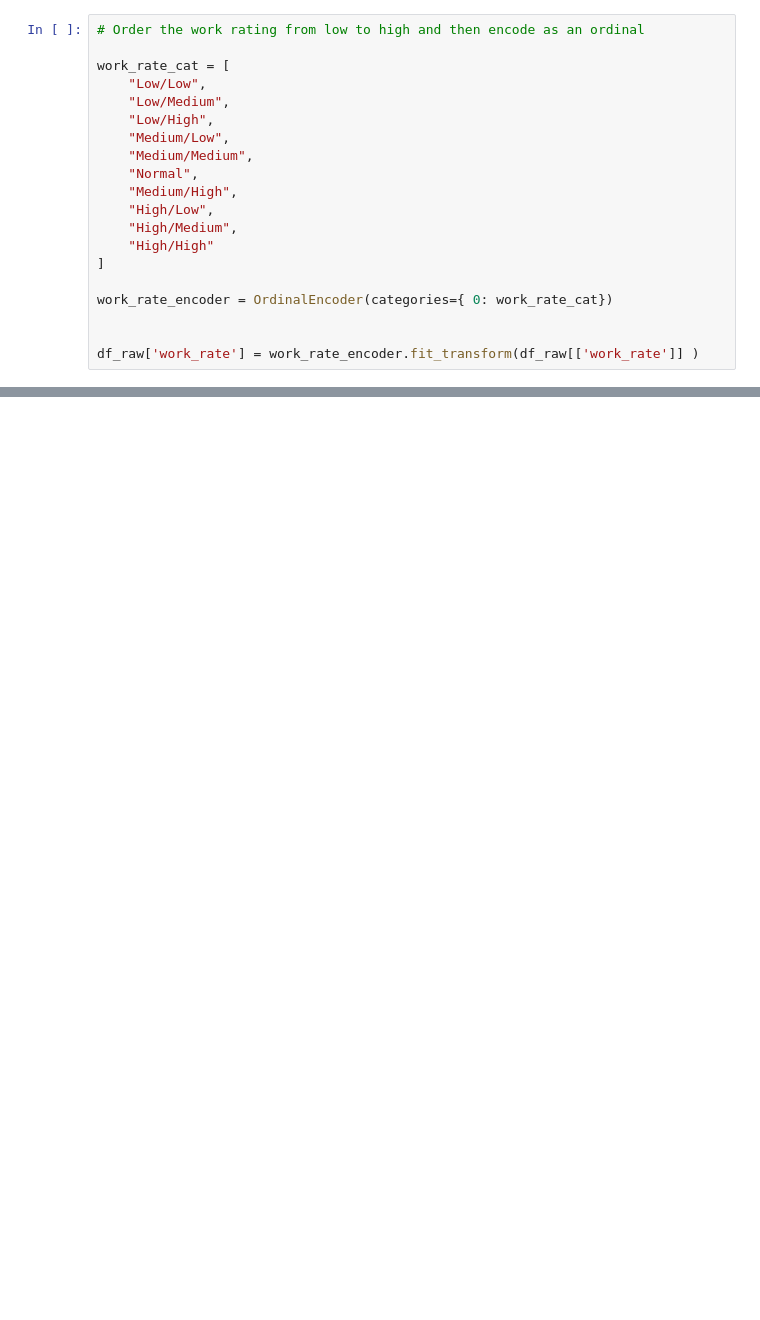
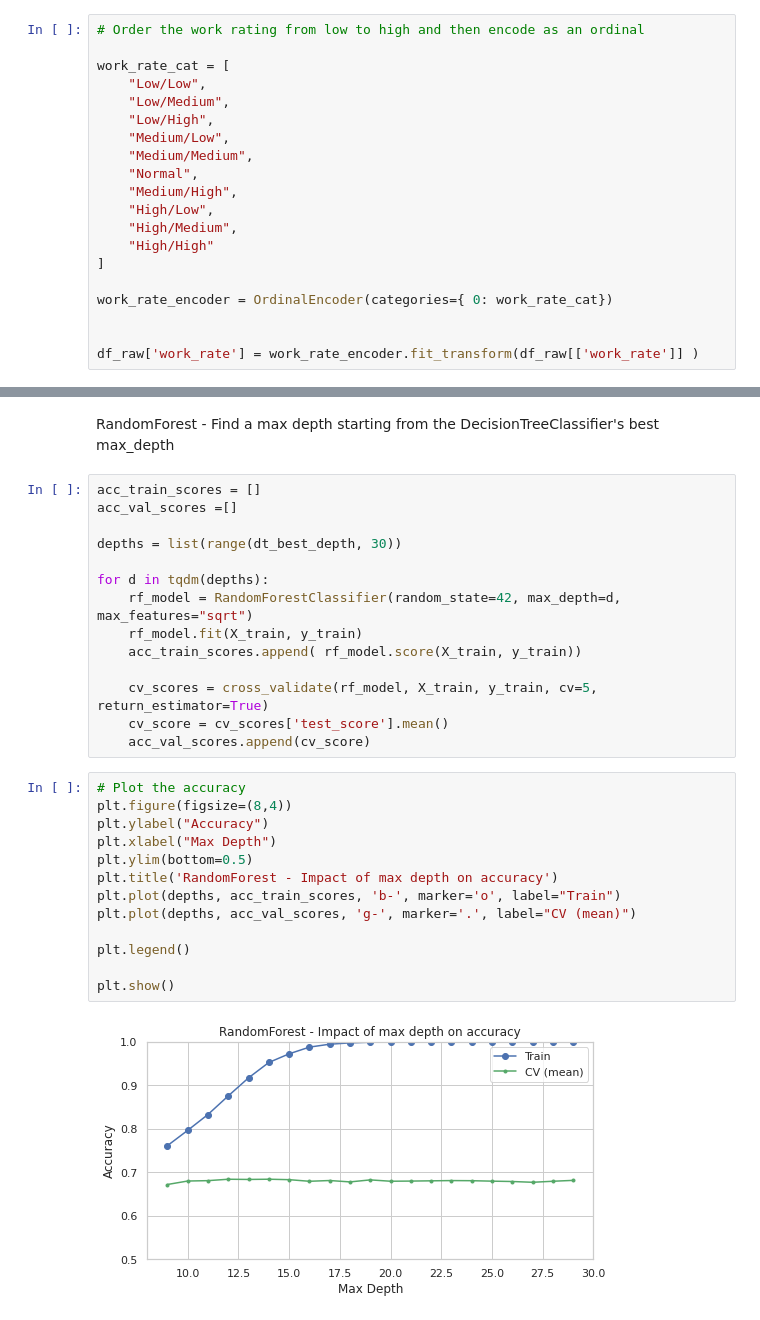
Before and after one commit to sabderra/cs109a_project, a Jupyter notebook: player_position_model.ipynb, the cells around one changed output, grey strips where cells are left out. Cells and saved outputs as stored; diff of their text form; blank space fills up the shorter version.

```diff
--- a/player_position_model.ipynb
+++ b/player_position_model.ipynb
@@ -443,0 +445,31 @@ RandomForest Accuracy: Test Set: 0.6364
+# %% [markdown]
+RandomForest - Find a max depth starting from the DecisionTreeClassifier's best max_depth
+# %%
+acc_train_scores = []
+acc_val_scores =[]
+
+depths = list(range(dt_best_depth, 30))
+
+for d in tqdm(depths):
+    rf_model = RandomForestClassifier(random_state=42, max_depth=d, max_features="sqrt")
+    rf_model.fit(X_train, y_train)
+    acc_train_scores.append( rf_model.score(X_train, y_train))
+
+    cv_scores = cross_validate(rf_model, X_train, y_train, cv=5, return_estimator=True)
+    cv_score = cv_scores['test_score'].mean()
+    acc_val_scores.append(cv_score)
+# %%
+# Plot the accuracy
+plt.figure(figsize=(8,4))
+plt.ylabel("Accuracy")
+plt.xlabel("Max Depth")
+plt.ylim(bottom=0.5)
+plt.title('RandomForest - Impact of max depth on accuracy')
+plt.plot(depths, acc_train_scores, 'b-', marker='o', label="Train")
+plt.plot(depths, acc_val_scores, 'g-', marker='.', label="CV (mean)")
+
+plt.legend()
+
+plt.show()
+# %% [output]
+[figure, added]
```
Also changed, not shown: parts of 42 cells of this notebook.
